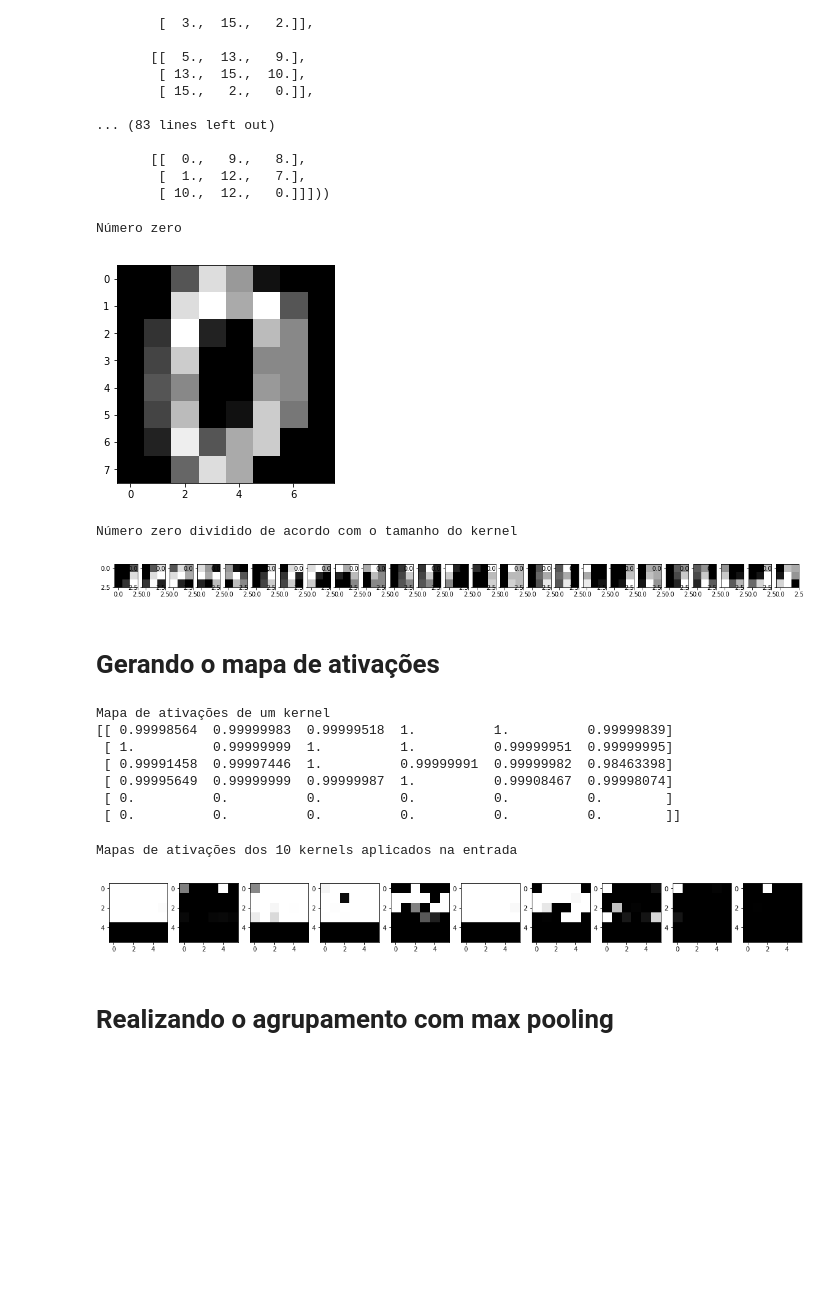
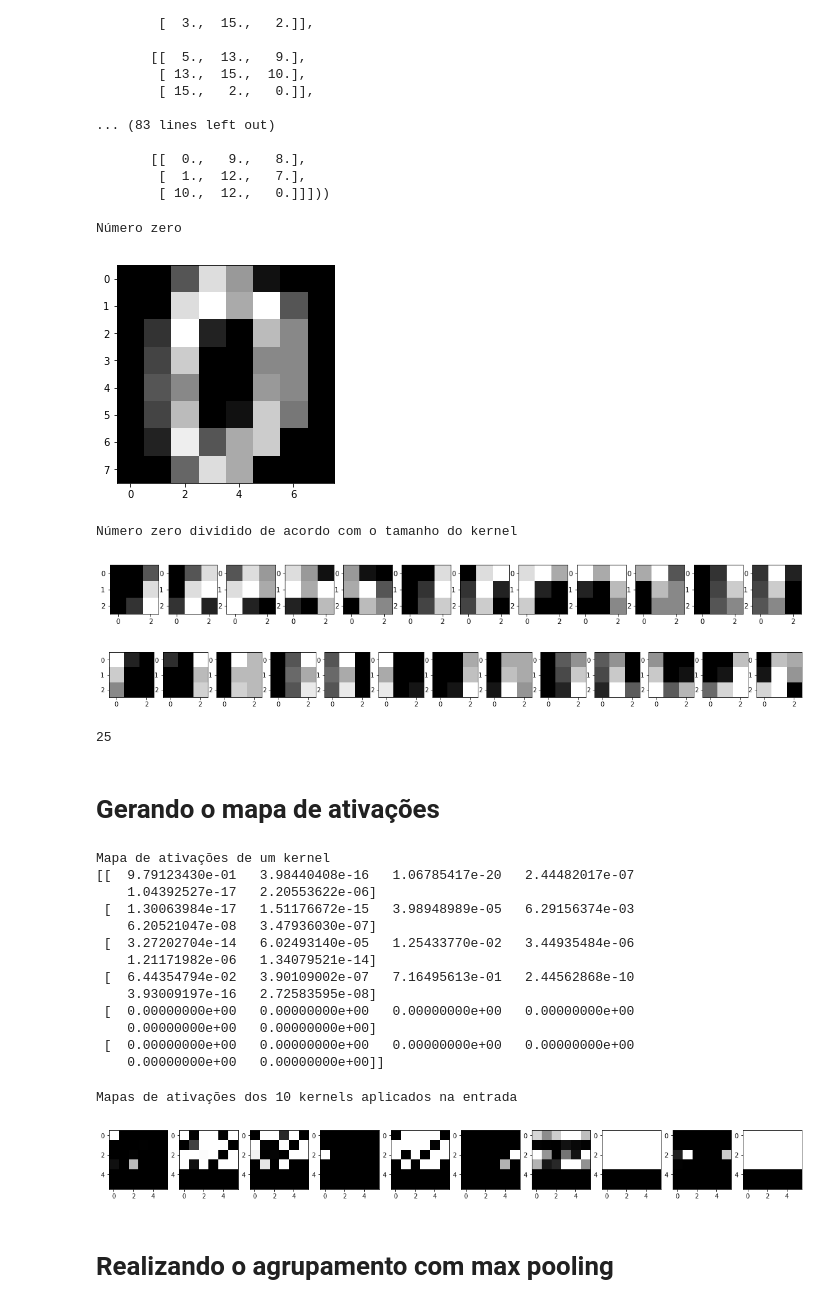
Before and after one commit to rafaelsakurai/bigdata2017, a Jupyter notebook: Projeto/Projeto CNN em Spark.ipynb, the cells around one changed output. Cells and saved outputs as stored; diff of their text form; code cells hidden in the pictures; blank space fills up the shorter version.

```diff
--- a/Projeto/Projeto CNN em Spark.ipynb
+++ b/Projeto/Projeto CNN em Spark.ipynb
@@ -19,6 +19,13 @@ plt.figure(figsize=(20,4))
 for index, (image, label) in enumerate(zip(digits.data[0:5], digits.target[0:5])):
   plt.subplot(1, 5, index + 1)
   plt.imshow(np.reshape(image, (8,8)), cmap=plt.cm.gray)
-  plt.title('Training: %i\n' % label, fontsize = 20)
+  plt.title('Digito: %i\n' % label, fontsize = 20)
 plt.show()
+
+plt.figure(figsize=(20,4))
+for index, (image, label) in enumerate(zip(digits.data[5:10], digits.target[5:10])):
+  plt.subplot(1, 5, index + 1)
+  plt.imshow(np.reshape(image, (8,8)), cmap=plt.cm.gray)
+  plt.title('Digito: %i\n' % label, fontsize = 20)
+plt.show()
 # %% [output]
@@ -113,22 +121,32 @@ print(partesDigito[0])
 # %%
 print("Número zero")
 plt.figure(figsize=(20,4))
 for index, (image, label) in enumerate(zip(digits.data[0:1], digits.target[0:5])):
   plt.subplot(1, 1, index + 1)
   plt.imshow(np.reshape(image, (8,8)), cmap=plt.cm.gray)
 plt.show()
 
 print("Número zero dividido de acordo com o tamanho do kernel")
 plt.figure(figsize=(20, 4))
-for index, image in enumerate(partesDigito[0][1]):
-  plt.subplot(1, len(partesDigito[0][1]), index + 1)
+for index, image in enumerate(partesDigito[0][1][0:12]):
+  plt.subplot(1, 13, index + 1)
   plt.imshow(image, cmap=plt.cm.gray)
 plt.show()
+
+plt.figure(figsize=(20, 4))
+for index, image in enumerate(partesDigito[0][1][12:25]):
+  plt.subplot(1, 13, index + 1)
+  plt.imshow(image, cmap=plt.cm.gray)
+plt.show()
+
+print(len(partesDigito[0][1]))
 # %% [output]
 Número zero
 [figure]
 Número zero dividido de acordo com o tamanho do kernel
-[figure, old version]
+[figure, new version]
+[figure, added]
+25
 # %% [markdown]
 # Gerando o mapa de ativações
 # %%
@@ -164,12 +182,18 @@ print(ativacao(kernels[0], partesDigito[0][1]))
 # print(mapas)
 # %% [output]
 Mapa de ativações de um kernel
-[[ 0.99998564  0.99999983  0.99999518  1.          1.          0.99999839]
- [ 1.          0.99999999  1.          1.          0.99999951  0.99999995]
- [ 0.99991458  0.99997446  1.          0.99999991  0.99999982  0.98463398]
- [ 0.99995649  0.99999999  0.99999987  1.          0.99908467  0.99998074]
- [ 0.          0.          0.          0.          0.          0.        ]
- [ 0.          0.          0.          0.          0.          0.        ]]
+[[  9.79123430e-01   3.98440408e-16   1.06785417e-20   2.44482017e-07
+    1.04392527e-17   2.20553622e-06]
+ [  1.30063984e-17   1.51176672e-15   3.98948989e-05   6.29156374e-03
+    6.20521047e-08   3.47936030e-07]
+ [  3.27202704e-14   6.02493140e-05   1.25433770e-02   3.44935484e-06
+    1.21171982e-06   1.34079521e-14]
+ [  6.44354794e-02   3.90109002e-07   7.16495613e-01   2.44562868e-10
+    3.93009197e-16   2.72583595e-08]
+ [  0.00000000e+00   0.00000000e+00   0.00000000e+00   0.00000000e+00
+    0.00000000e+00   0.00000000e+00]
+ [  0.00000000e+00   0.00000000e+00   0.00000000e+00   0.00000000e+00
+    0.00000000e+00   0.00000000e+00]]
 # %%
 mapas = np.zeros((k, t, t))
 
@@ -184,7 +208,7 @@ for index, image in enumerate(mapas):
 plt.show()
 # %% [output]
 Mapas de ativações dos 10 kernels aplicados na entrada
-[figure, old version]
+[figure, new version]
 # %% [markdown]
 # Realizando o agrupamento com max pooling
 # %%
```
Also changed, not shown: parts of 5 cells of this notebook.
